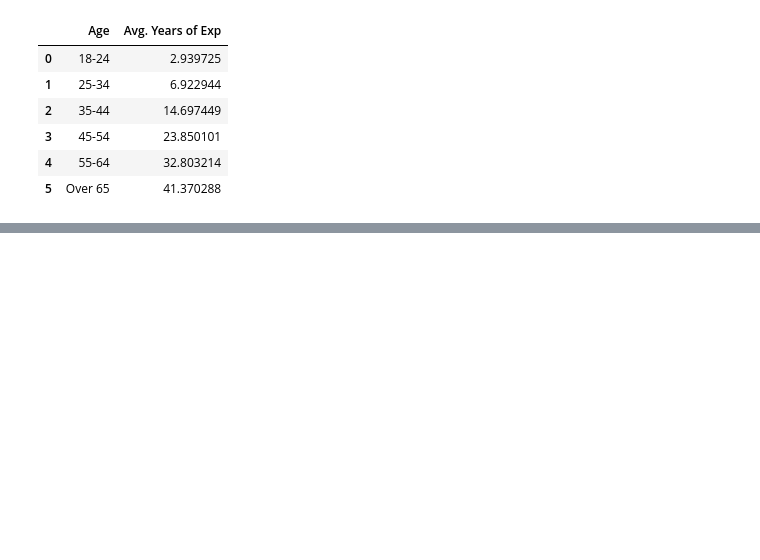
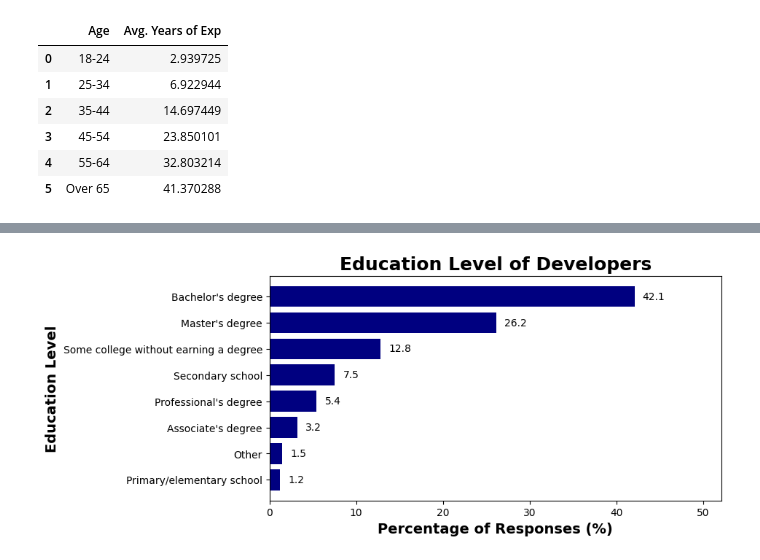
Before and after one commit to huyqng1412/stackoverflow_2025_project, a Jupyter notebook: so2025_vis.ipynb, the cells around one changed output, grey strips where cells are left out. Cells and saved outputs as stored; diff of their text form; code cells hidden in the pictures; blank space fills up the shorter version.

```diff
--- a/so2025_vis.ipynb
+++ b/so2025_vis.ipynb
@@ -147,0 +168,18 @@ result3
+# %%
+x = res_sorted['Percentage of Responses']
+y = res_sorted['Education']
+# %%
+fig, ax = plt.subplots(figsize=(8, 4))
+bars = plt.barh(y, x, color = 'navy')
+
+ax.bar_label(bars, padding = 8, fmt='%.1f')
+
+ax.set_xlabel('Percentage of Responses (%)', fontsize = 14, fontweight = 'bold')
+ax.set_ylabel('Education Level', fontsize = 14, fontweight = 'bold')
+ax.set_title("Education Level of Developers", fontsize = 18, fontweight = 'bold')
+
+ax.set_xlim(right=res_sorted['Percentage of Responses'].max() + 10)
+
+plt.show()
+# %% [output]
+[figure, added]
```
Also changed, not shown: parts of 4 cells of this notebook, 3 other files.
